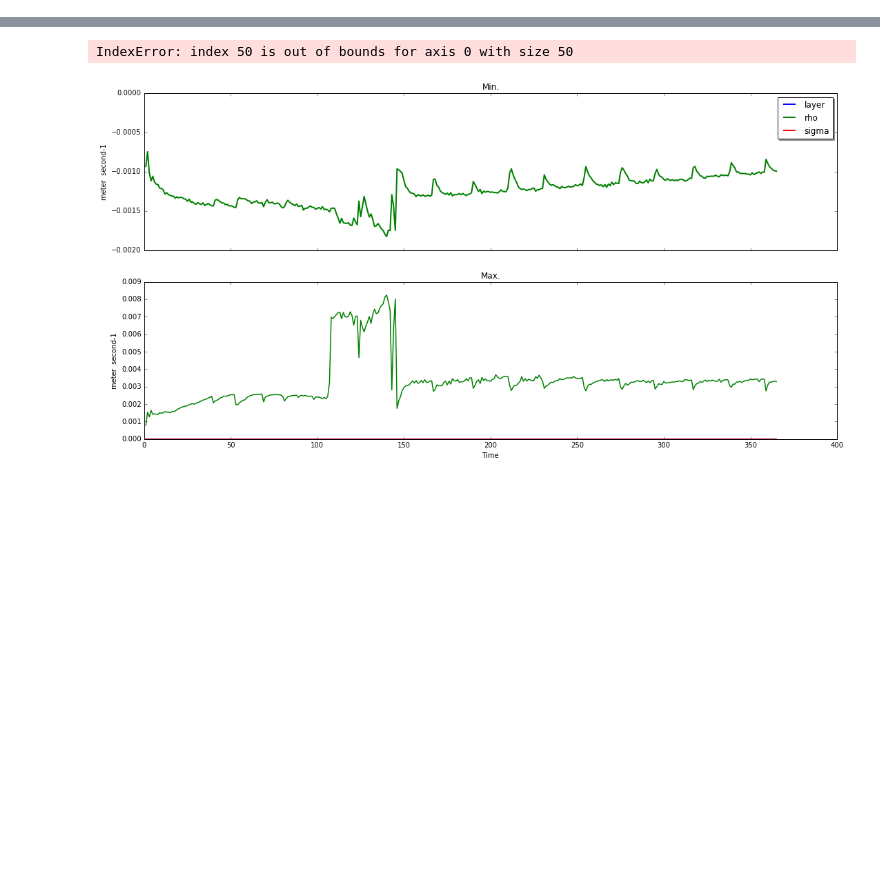
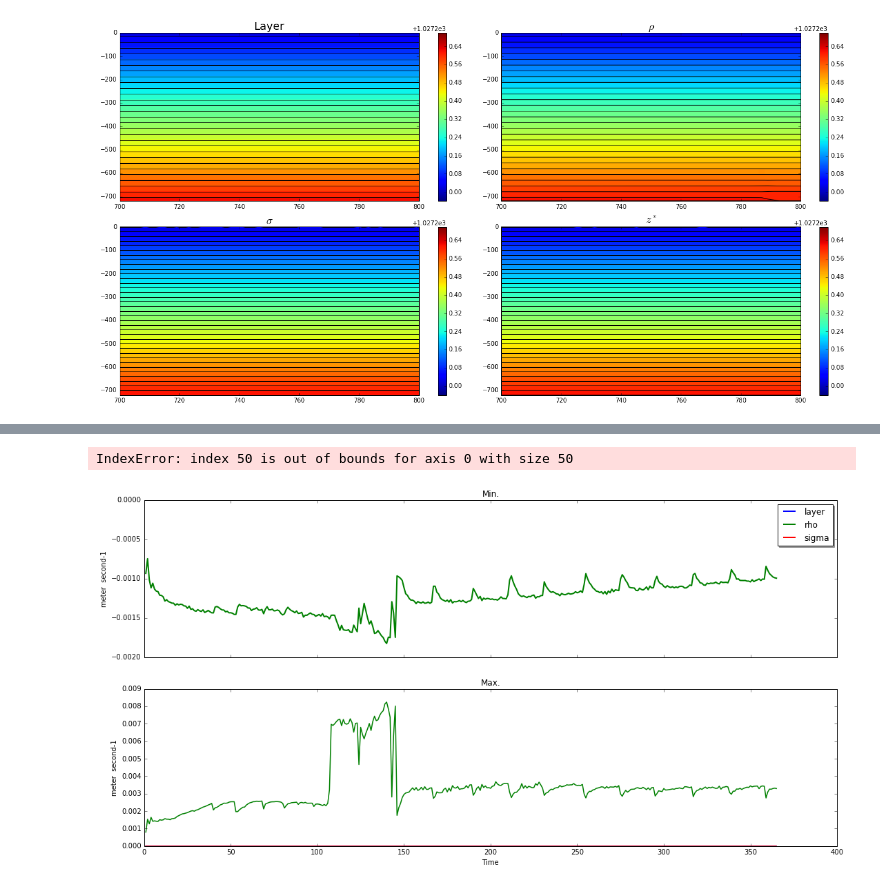
Before and after one commit to gustavo-marques/ISOMIP, a Jupyter notebook: ipynb/sponge_cold.ipynb, the cells around one changed output, grey strips where cells are left out. Drawn from its saved outputs; the diff is of its cells as text; code cells hidden in the pictures; blank space fills up the shorter version.

```diff
--- a/ipynb/sponge_cold.ipynb
+++ b/ipynb/sponge_cold.ipynb
@@ -57,3 +56,14 @@ Time is: 365.0 days
+# %%
+variable = 'rhoinsitu'
+clim=(1027.16,1027.9)
+plt.figure(figsize=(18,9))
+plt.subplot(2,2,1); plot_section(layer_file, record, xq, variable=variable, xlim=xlim, clim=clim); plt.title('Layer', fontsize=18);
+plt.subplot(2,2,2); plot_section(rho_file, record, xq, variable=variable, xlim=xlim, clim=clim); plt.title(r'$\rho$', fontsize=18);
+plt.subplot(2,2,3); plot_section(sigma_file, record, xq, variable=variable, xlim=xlim, clim=clim); plt.title(r'$\sigma$', fontsize=18);
+plt.subplot(2,2,4); plot_section(z_file, record, xq, variable=variable, xlim=xlim, clim=clim); plt.title(r'$z^*$', fontsize=18);
+plt.tight_layout()
+# %% [output]
+[figure, added]
 # %%
 variable = 'u'
 plt.figure(figsize=(18,9))
```
Also changed, not shown: parts of 5 cells of this notebook, 4 other files.
